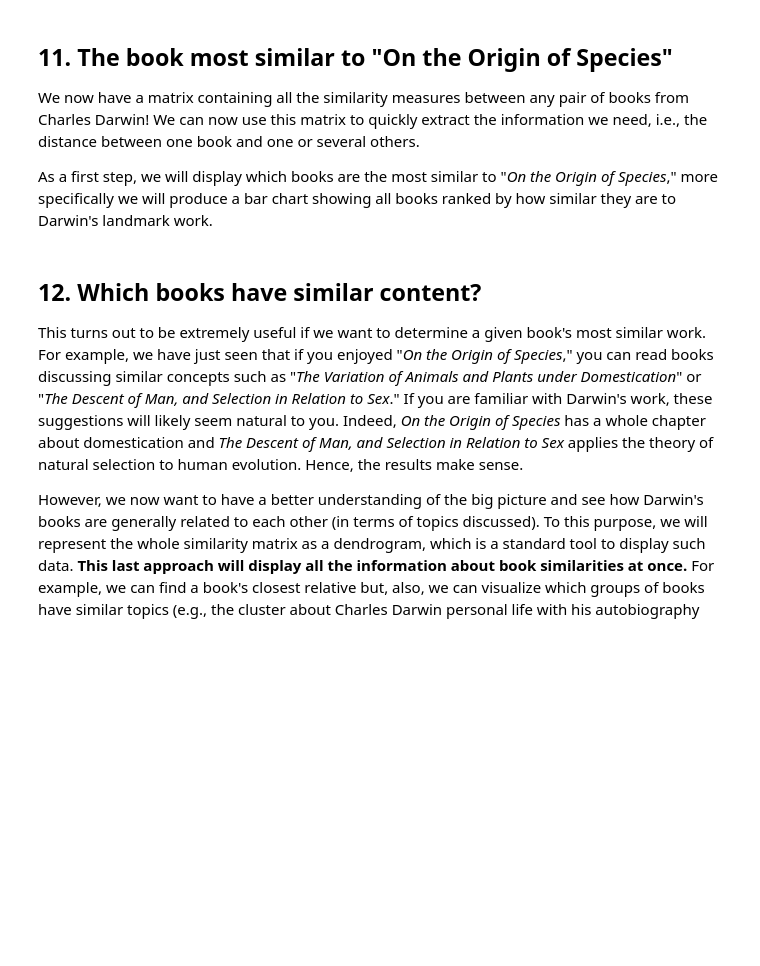
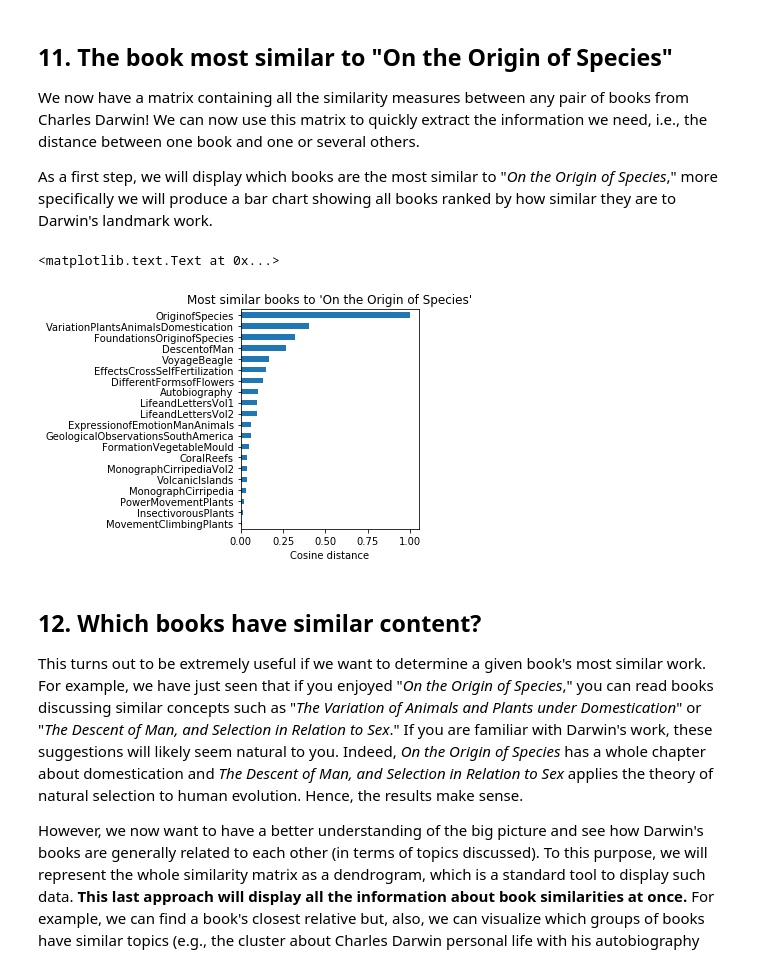
Before and after one commit to theme-ce/Book-Recommendations-from-Charles-Darwin, a Jupyter notebook: notebook.ipynb, the cells around one changed output. Drawn from its saved outputs; the diff is of its cells as text; code cells hidden in the pictures; blank space fills up the shorter version.

Commit message:
Book Recommendations

```diff
--- a/notebook.ipynb
+++ b/notebook.ipynb
@@ -266,22 +266,27 @@ sim_df
 # %%
 # This is needed to display plots in a notebook
 %matplotlib inline
 
 # Import libraries
 import matplotlib.pyplot as plt
 
 # Select the column corresponding to "On the Origin of Species" and
 v = sim_df["OriginofSpecies"]
 
 # Sort by ascending scores
 v_sorted = v.sort_values(ascending=True)
 
 # Plot this data has a horizontal bar plot
 # ... YOUR CODE FOR TASK 11 ...
-v_sorted.plot.barh(x='lab', y='val', rot=0).
+v_sorted.plot.barh(x='lab', y='val', rot=0).plot()
 # Modify the axes labels and plot title for a better readability
 # ... YOUR CODE FOR TASK 11 ...
-plt.xlabel()
+plt.xlabel("Cosine distance")
+plt.ylabel("")
+plt.title("Most similar books to 'On the Origin of Species'")
+# %% [output]
+<matplotlib.text.Text at 0x...>
+[figure, added]
 # %% [markdown]
 ## 12. Which books have similar content?
 <p>This turns out to be extremely useful if we want to determine a given book's most similar work. For example, we have just seen that if you enjoyed "<em>On the Origin of Species</em>," you can read books discussing similar concepts such as "<em>The Variation of Animals and Plants under Domestication</em>" or "<em>The Descent of Man, and Selection in Relation to Sex</em>." If you are familiar with Darwin's work, these suggestions will likely seem natural to you. Indeed, <em>On the Origin of Species</em> has a whole chapter about domestication and <em>The Descent of Man, and Selection in Relation to Sex</em> applies the theory of natural selection to human evolution. Hence, the results make sense.</p>
```
Also changed, not shown: parts of 1 cell of this notebook.
